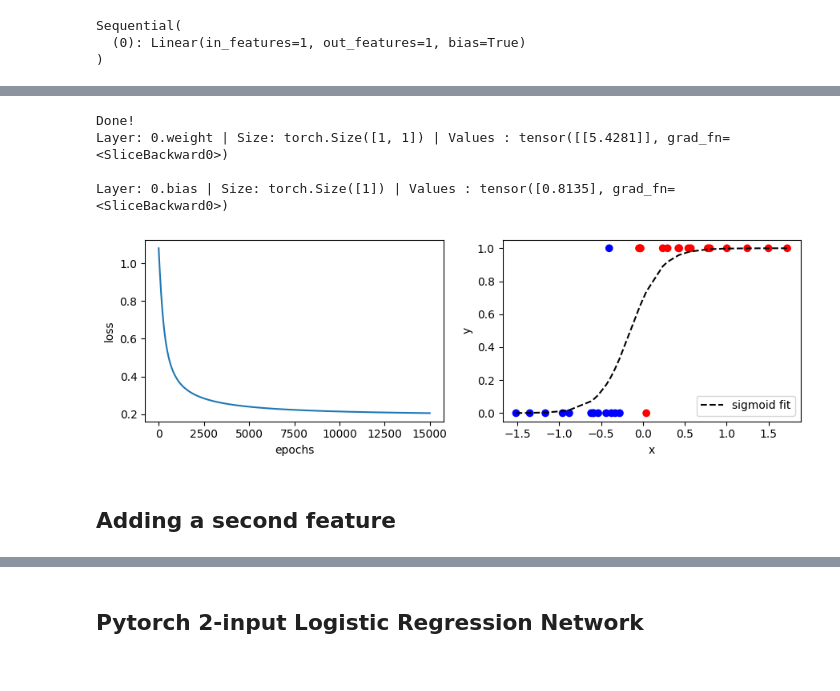
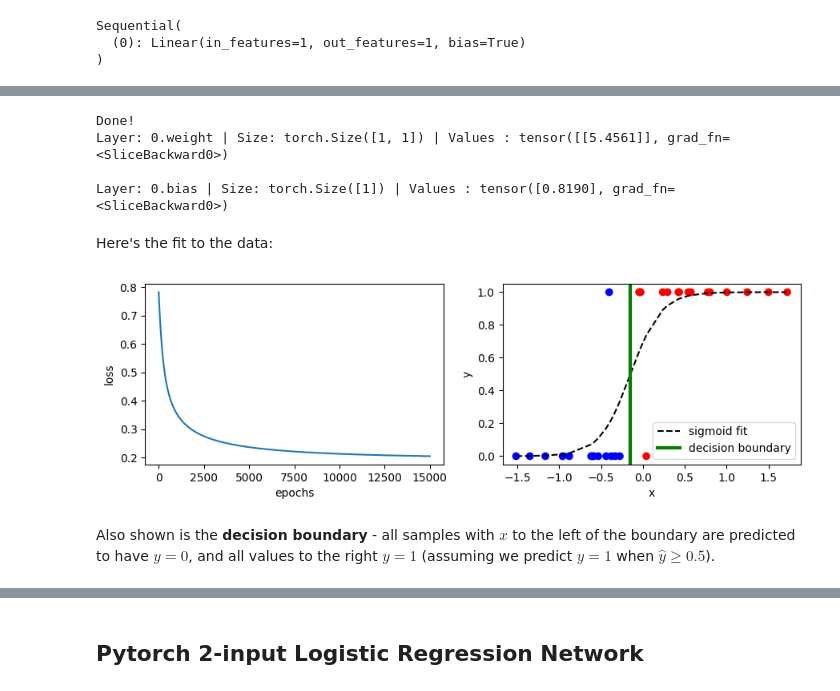
Before and after one commit to jack89roberts/learning-deep-learning, a Jupyter notebook: notebooks/02_logistic_regression.ipynb, the cells around one changed output, grey strips where cells are left out. Saved outputs shown, nothing was run; the diff lists cells and outputs as text; code cells hidden in the pictures.

```diff
--- a/notebooks/02_logistic_regression.ipynb
+++ b/notebooks/02_logistic_regression.ipynb
@@ -29,7 +38,7 @@ xy = np.loadtxt("../data/02_dummy_data.csv")
 x = xy[:, 0]
 y = xy[:, 1]
 
-fig, ax = plt.subplots(1, 2, figsize=(9, 3))
+fig, ax = plt.subplots(1, 2, figsize=(9, 4))
 fit_and_plot(x, y, title="balanced", ax=ax[0])
 fit_and_plot(np.append(x, [4, 5]), np.append(y, [1, 1]), title="+ outliers", ax=ax[1])
 fig.tight_layout()
@@ -114,24 +233,29 @@ for name, param in model.named_parameters():
     print(f"Layer: {name} | Size: {param.size()} | Values : {param[:]} \n")
 # %% [output]
 Done!
-Layer: 0.weight | Size: torch.Size([1, 1]) | Values : tensor([[5.4281]], grad_fn=<SliceBackward0>)
+Layer: 0.weight | Size: torch.Size([1, 1]) | Values : tensor([[5.4561]], grad_fn=<SliceBackward0>)
 
-Layer: 0.bias | Size: torch.Size([1]) | Values : tensor([0.8135], grad_fn=<SliceBackward0>)
+Layer: 0.bias | Size: torch.Size([1]) | Values : tensor([0.8190], grad_fn=<SliceBackward0>)
+# %% [markdown]
+Here's the fit to the data:
 # %%
 fig, ax = plt.subplots(1, 2, figsize=(9, 3))
 ax[0].plot(loss_history)
 ax[0].set_xlabel("epochs")
 ax[0].set_ylabel("loss")
 
-yhat = sigmoid(model(x).detach().numpy())
+yhat = sigmoid(model(x).detach().numpy())  # need to apply sigmoid here due to use of BCEWithLogitsLoss
 ax[1].scatter(x, y, c=yhat>=0.5, cmap="bwr")
 ax[1].plot(x, yhat, "k--", label="sigmoid fit")
 ax[1].set_xlabel("x")
 ax[1].set_ylabel("y")
+boundary = - model[0].bias[0].detach() / model[0].weight[0][0].detach()
+ax[1].plot([boundary, boundary], [-0.1, 1.1], "g", linewidth=3, label="decision boundary")
+ax[1].set_ylim([-0.05, 1.05])
 ax[1].legend(loc="lower right")
 
 fig.tight_layout()
 # %% [output]
-[figure, old version]
+[figure, new version]
-# %% [markdown]
-## Adding a second feature
+# %% [markdown]
+Also shown is the **decision boundary** - all samples with $x$ to the left of the boundary are predicted to have $y = 0$, and all values to the right $y = 1$ (assuming we predict $y = 1$ when $\hat{y} \geq 0.5$).
```
Also changed, not shown: parts of 49 cells of this notebook, 4 other files.
